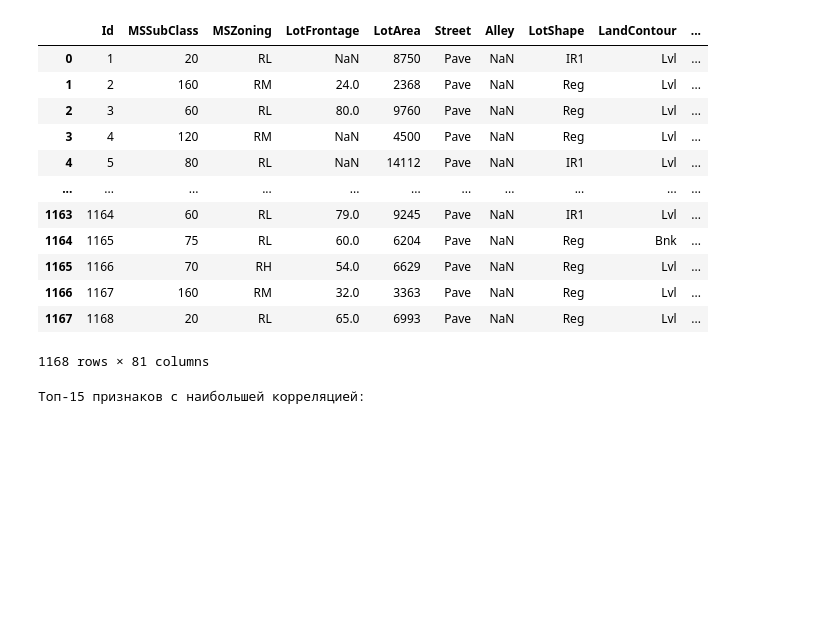
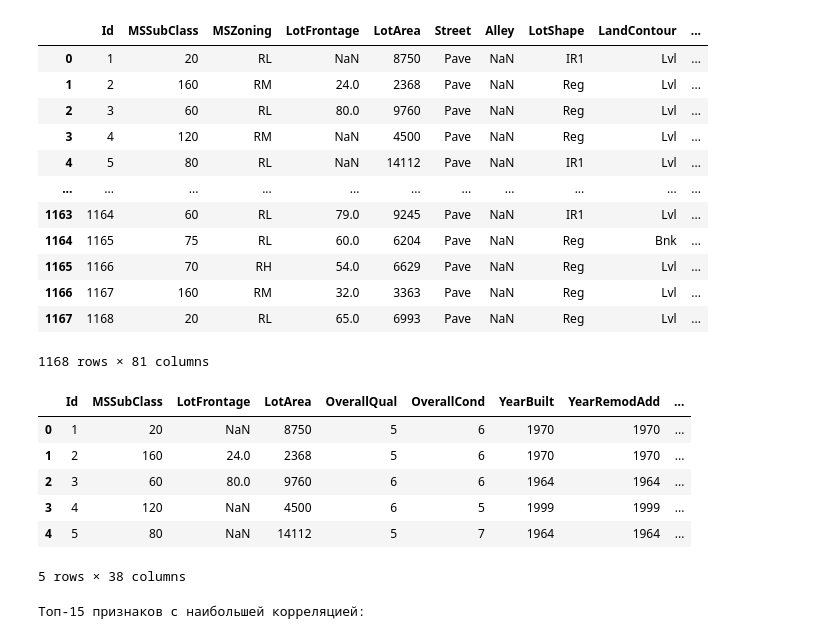
Before and after one commit to alice3e/spbu-ai-fundamentals, a Jupyter notebook: competition_1/competition.ipynb, the cells around one changed output. Cells and saved outputs as stored; diff of their text form; code cells hidden in the pictures; blank space fills up the shorter version.

```diff
--- a/competition_1/competition.ipynb
+++ b/competition_1/competition.ipynb
@@ -51,6 +45,15 @@ train_data
 cat_data = train_data.select_dtypes(include=['object'])
 # %%
 num_data = train_data.select_dtypes(exclude=['object'])
+num_data.head()
+# %% [output]
+|  | Id | MSSubClass | LotFrontage | LotArea | OverallQual | OverallCond | YearBuilt | YearRemodAdd | ... |
+| 0 | 1 | 20 | NaN | 8750 | 5 | 6 | 1970 | 1970 | ... |
+| 1 | 2 | 160 | 24.0 | 2368 | 5 | 6 | 1970 | 1970 | ... |
+| 2 | 3 | 60 | 80.0 | 9760 | 6 | 6 | 1964 | 1964 | ... |
+| 3 | 4 | 120 | NaN | 4500 | 6 | 5 | 1999 | 1999 | ... |
+| 4 | 5 | 80 | NaN | 14112 | 5 | 7 | 1964 | 1964 | ... |
+5 rows × 38 columns
 # %%
 correlation_with_price = num_data.corr()[['SalePrice']].sort_values(by='SalePrice', ascending=False)
 top_correlated = correlation_with_price.head(20)
```
Also changed, not shown: parts of 12 cells of this notebook, 9 other files.
